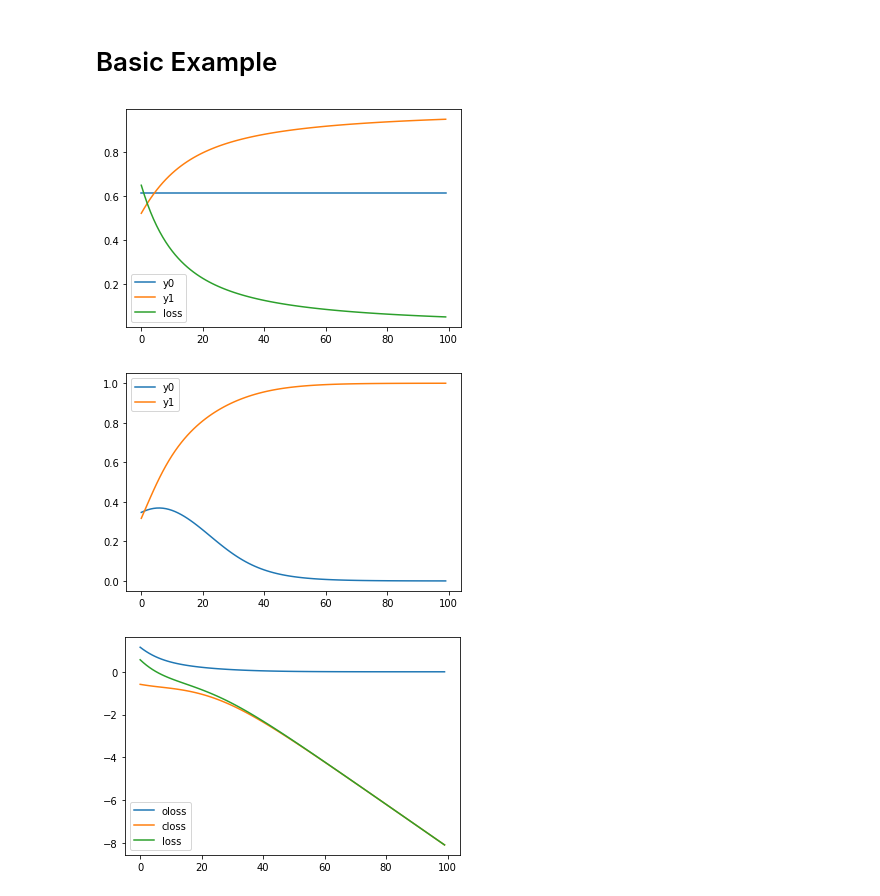
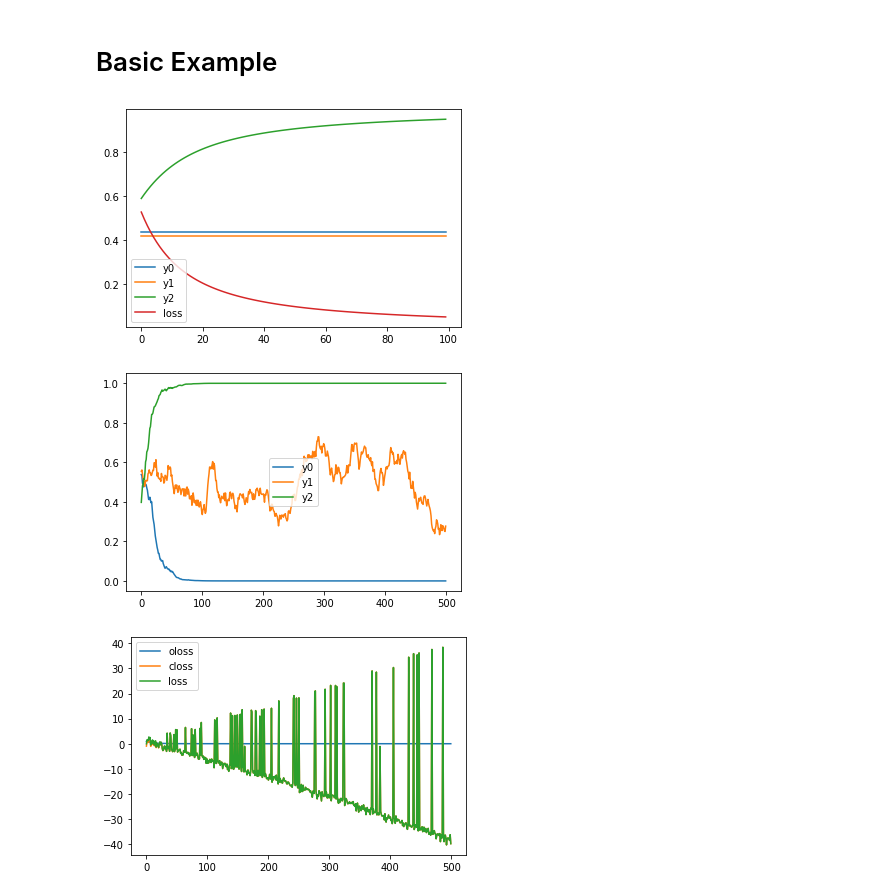
Before and after one commit to pylon-lib/pylon, a Jupyter notebook: examples.ipynb, the cells around one changed output. Drawn from its saved outputs; the diff is of its cells as text; code cells hidden in the pictures.

```diff
--- a/examples.ipynb
+++ b/examples.ipynb
@@ -53,6 +53,18 @@ Matplotlib is building the font cache; this may take a moment.
 # %%
 import torch
 import torch.nn.functional as F
+
+class Net(torch.nn.Module):
+    def __init__(self, w=None):
+        super().__init__()
+        if w is not None:
+            self.w = torch.nn.Parameter(torch.tensor(w).float().view(6, 1))
+        else:
+            self.w = torch.nn.Parameter(torch.rand(6, 1))
+
+    def forward(self, x):
+        return torch.matmul(self.w, x).view(3, 2)
+
 
 net = Net()
 
@@ -61,56 +73,54 @@ opt = torch.optim.SGD(net.parameters(), lr=0.1)
 plot = PlotHelper()
 
 x = torch.tensor([1.])
-y = torch.tensor([0, 1])
+y = torch.tensor([0, 0, 1])
 
 for _ in range(100):
     opt.zero_grad()
     y_logit = net(x)
-    loss = F.cross_entropy(y_logit[1:], y[1:])
+    loss = F.cross_entropy(y_logit[2:], y[2:])
     loss.backward()
     y_prob = torch.softmax(y_logit, dim=-1)
-    plot.add(y0=y_prob[0,1].data, y1=y_prob[1,1].data, loss=loss.data)
+    plot.add(y0=y_prob[0,1].data, y1=y_prob[1,1].data, y2=y_prob[2,1].data, loss=loss.data)
     opt.step()
 
 plot.show()
 # %% [output]
-[figure, old version]
+[figure, new version]
 # %%
 import torch
 import itertools
 
 from pytorch_constraints.constraint import constraint
 from pytorch_constraints.brute_force_solver import *
 from pytorch_constraints.sampling_solver import *
 
 net = Net()
 opt = torch.optim.SGD(net.parameters(), lr=0.1)
 plot = PlotHelper()
 plot_loss = PlotHelper()
-x = torch.tensor([1.])
-y = torch.tensor([0, 1])
 
 def xor(y):
-    return (y[0] and not y[1]) or (not y[0] and y[1])
+    return (y[0] and not y[2]) or (not y[0] and y[2])
 
 xor_cons = constraint(xor)
-# num_samples = 100
-# xor_cons = constraint(xor, SamplingSolver(num_samples))
+num_samples = 8
+xor_cons = constraint(xor, SamplingSolver(num_samples))
 
-for _ in range(100):
+for _ in range(500):
     opt.zero_grad()
     y_logit = net(x)
-    oloss = F.cross_entropy(y_logit[1:], y[1:])
+    oloss = F.cross_entropy(y_logit[2:], y[2:])
     closs = xor_cons(y_logit)
     loss = oloss + closs
     loss.backward()
     y_prob = torch.softmax(y_logit, dim=-1)
-    plot.add(y0=y_prob[0,1].data, y1=y_prob[1,1].data)
+    plot.add(y0=y_prob[0,1].data, y1=y_prob[1,1].data, y2=y_prob[2,1].data)
     plot_loss.add(oloss=oloss.data, closs=closs.data, loss=loss.data)
     opt.step()
 
 plot.show()
 plot_loss.show()
 # %% [output]
-[figure, old version]
+[figure, new version]
-[figure, old version]
+[figure, new version]
```
